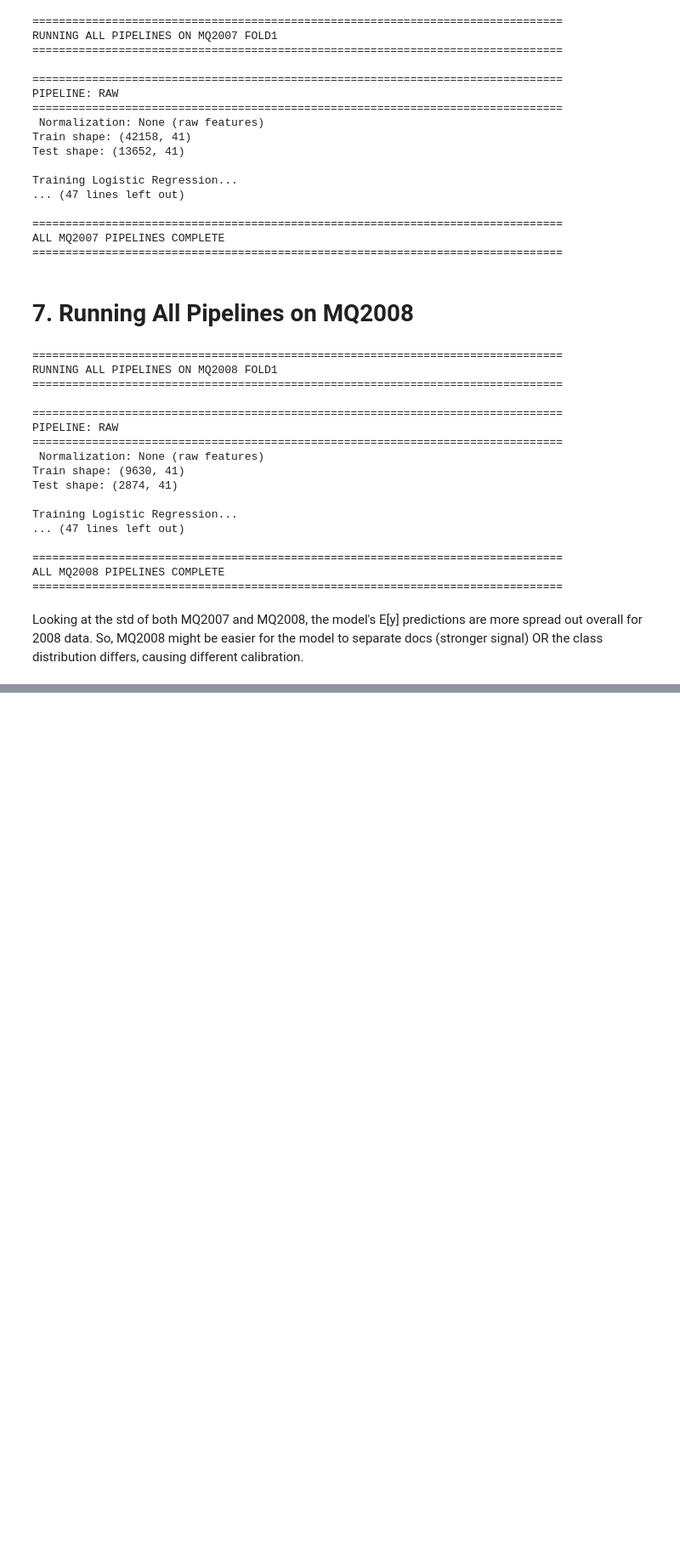
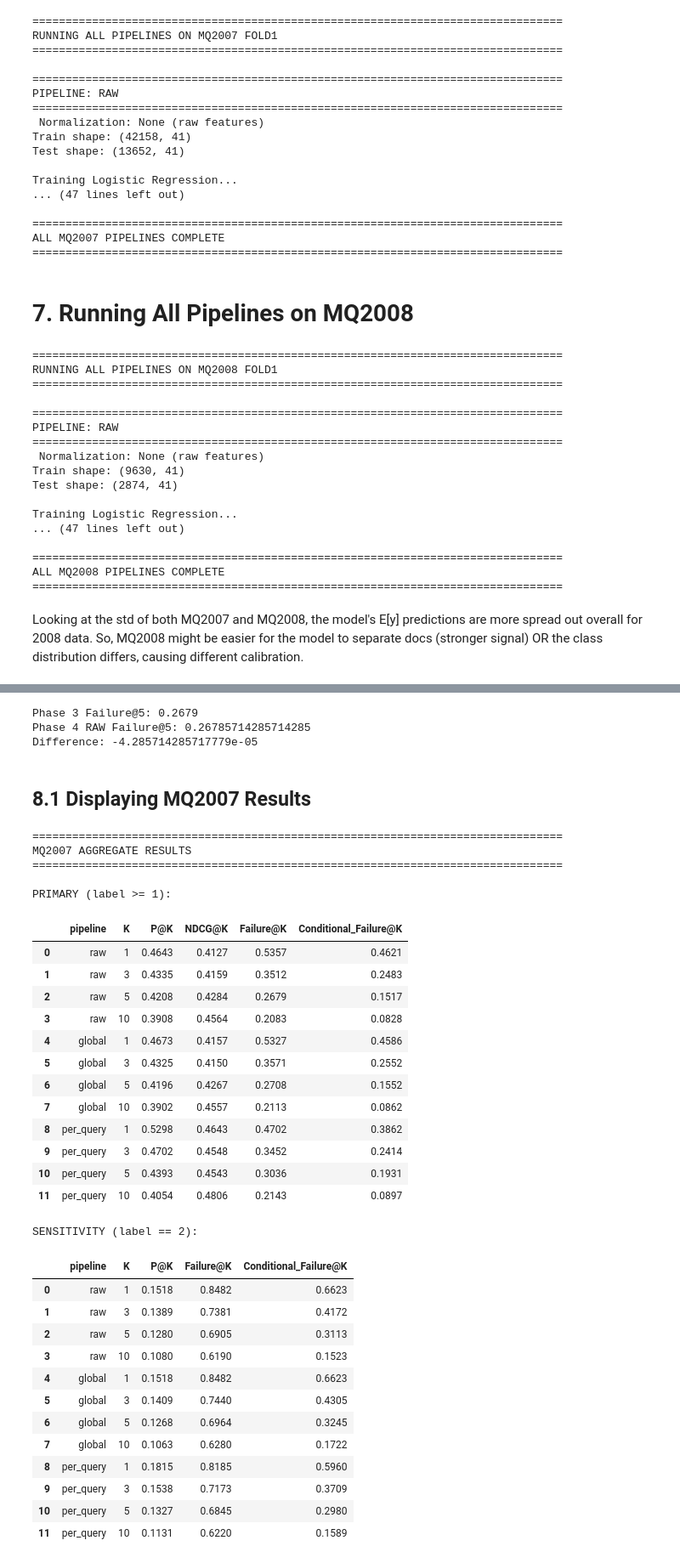
Before and after one commit to KushalMarahatta/Capstone_coding, a Jupyter notebook: notebooks/04_normalization_experiments.ipynb, the cells around one changed output, grey strips where cells are left out. Shown at 85% size. Cells and saved outputs as stored; diff of their text form; code cells hidden in the pictures; blank space fills up the shorter version.

Commit message:
Computed Aggregate Metrics (Separate Primary/Sensitivity) and displayed result for MQ2007 and MQ2008

```diff
--- a/notebooks/04_normalization_experiments.ipynb
+++ b/notebooks/04_normalization_experiments.ipynb
@@ -661,0 +731,59 @@ Looking at the std of both MQ2007 and MQ2008, the model's E[y] predictions are m
+# %%
+#Phase 3 vs Phase 4 RAW replication check
+phase4_raw = agg_primary_2007[
+    (agg_primary_2007["pipeline"] == "raw") &
+    (agg_primary_2007["K"] == 5)
+]["Failure@K"].iloc[0]
+
+print("Phase 3 Failure@5:", 0.2679)
+print("Phase 4 RAW Failure@5:", phase4_raw)
+print("Difference:", phase4_raw - 0.2679)
+# %% [output]
+Phase 3 Failure@5: 0.2679
+Phase 4 RAW Failure@5: 0.26785714285714285
+Difference: -4.285714285717779e-05
+# %% [markdown]
+## 8.1 Displaying MQ2007 Results
+# %%
+print("="*80)
+print("MQ2007 AGGREGATE RESULTS")
+print("="*80)
+
+print("\nPRIMARY (label >= 1):")
+display(agg_primary_2007[['pipeline', 'K', 'P@K', 'NDCG@K', 'Failure@K', 'Conditional_Failure@K']])
+
+print("\nSENSITIVITY (label == 2):")
+display(agg_sensitivity_2007[['pipeline', 'K', 'P@K', 'Failure@K', 'Conditional_Failure@K']])
+# %% [output]
+================================================================================
+MQ2007 AGGREGATE RESULTS
+================================================================================
+
+PRIMARY (label >= 1):
+|  | pipeline | K | P@K | NDCG@K | Failure@K | Conditional_Failure@K |
+| 0 | raw | 1 | 0.4643 | 0.4127 | 0.5357 | 0.4621 |
+| 1 | raw | 3 | 0.4335 | 0.4159 | 0.3512 | 0.2483 |
+| 2 | raw | 5 | 0.4208 | 0.4284 | 0.2679 | 0.1517 |
+| 3 | raw | 10 | 0.3908 | 0.4564 | 0.2083 | 0.0828 |
+| 4 | global | 1 | 0.4673 | 0.4157 | 0.5327 | 0.4586 |
+| 5 | global | 3 | 0.4325 | 0.4150 | 0.3571 | 0.2552 |
+| 6 | global | 5 | 0.4196 | 0.4267 | 0.2708 | 0.1552 |
+| 7 | global | 10 | 0.3902 | 0.4557 | 0.2113 | 0.0862 |
+| 8 | per_query | 1 | 0.5298 | 0.4643 | 0.4702 | 0.3862 |
+| 9 | per_query | 3 | 0.4702 | 0.4548 | 0.3452 | 0.2414 |
+| 10 | per_query | 5 | 0.4393 | 0.4543 | 0.3036 | 0.1931 |
+| 11 | per_query | 10 | 0.4054 | 0.4806 | 0.2143 | 0.0897 |
+SENSITIVITY (label == 2):
+|  | pipeline | K | P@K | Failure@K | Conditional_Failure@K |
+| 0 | raw | 1 | 0.1518 | 0.8482 | 0.6623 |
+| 1 | raw | 3 | 0.1389 | 0.7381 | 0.4172 |
+| 2 | raw | 5 | 0.1280 | 0.6905 | 0.3113 |
+| 3 | raw | 10 | 0.1080 | 0.6190 | 0.1523 |
+| 4 | global | 1 | 0.1518 | 0.8482 | 0.6623 |
+| 5 | global | 3 | 0.1409 | 0.7440 | 0.4305 |
+| 6 | global | 5 | 0.1268 | 0.6964 | 0.3245 |
+| 7 | global | 10 | 0.1063 | 0.6280 | 0.1722 |
+| 8 | per_query | 1 | 0.1815 | 0.8185 | 0.5960 |
+| 9 | per_query | 3 | 0.1538 | 0.7173 | 0.3709 |
+| 10 | per_query | 5 | 0.1327 | 0.6845 | 0.2980 |
+| 11 | per_query | 10 | 0.1131 | 0.6220 | 0.1589 |
```
Also changed, not shown: parts of 6 cells of this notebook.
